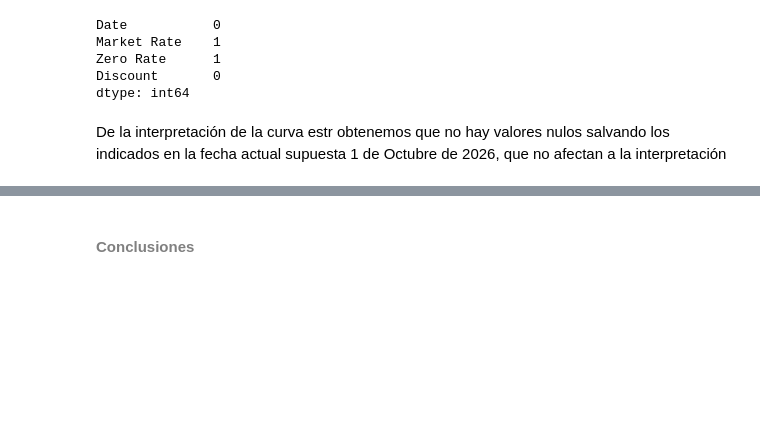
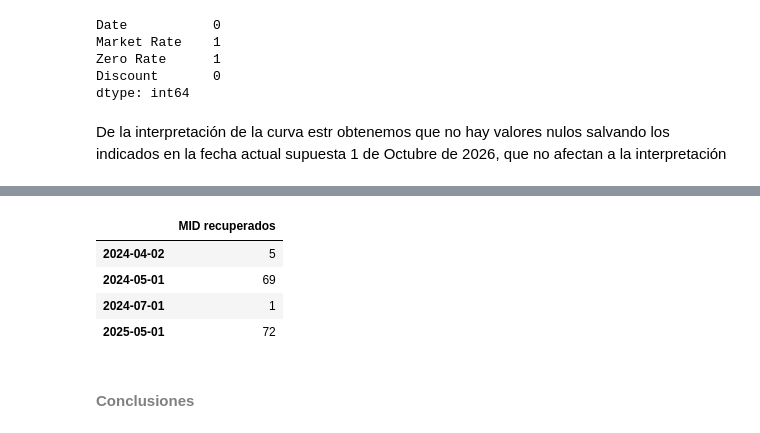
Before and after one commit to alejandroperezpujante/taller-rf-miax15, a Jupyter notebook: src/analisis_cartera.ipynb, the cells around one changed output, grey strips where cells are left out. Saved outputs shown, nothing was run; the diff lists cells and outputs as text; code cells hidden in the pictures; blank space fills up the shorter version.

Commit message:
feat(fixed-income): added criteria to backtest and cleaning of data

```diff
--- a/src/analisis_cartera.ipynb
+++ b/src/analisis_cartera.ipynb
@@ -335,3 +341,35 @@ De la interpretación de la curva estr obtenemos que no hay valores nulos salvan
+# %%
+from pathlib import Path
+
+import backtest
+
+importlib.reload(backtest)
+
+historicos_varios = pd.read_csv(
+    Path(carpeta_datos) / "precios_historicos_varios.csv",
+    sep=";",
+    index_col=0,
+    na_values=["#N/D"],
+)
+benchmark_recmtreu = historicos_varios["RECMTREU Index"].dropna()
+benchmark_recmtreu.index = pd.to_datetime(benchmark_recmtreu.index, format="%d/%m/%Y")
+
+precios_mid_backtest = precios_laborables.copy()
+precios_mid_backtest.index = precios_mid_backtest.index.str.split().str[0]
+precios_mid_rebalanceo = backtest.preparar_precios_rebalanceo(
+    universo, precios_mid_backtest, benchmark_recmtreu
+)
+
+# Contamos los huecos cubiertos sin sobrescribir las cotizaciones originales.
+mid_del_dia = precios_mid_backtest.loc[:, precios_mid_rebalanceo.columns]
+huecos_cubiertos = (mid_del_dia.isna() & precios_mid_rebalanceo.notna()).sum()
+display(huecos_cubiertos[huecos_cubiertos.gt(0)].to_frame("MID recuperados"))
+# %% [output]
+|  | MID recuperados |
+| 2024-04-02 | 5 |
+| 2024-05-01 | 69 |
+| 2024-07-01 | 1 |
+| 2025-05-01 | 72 |
 # %% [markdown]
 #### <font color=#808080>Conclusiones</font>
 # %% [markdown]
```
Also changed, not shown: parts of 3 cells of this notebook, 1 other file.
